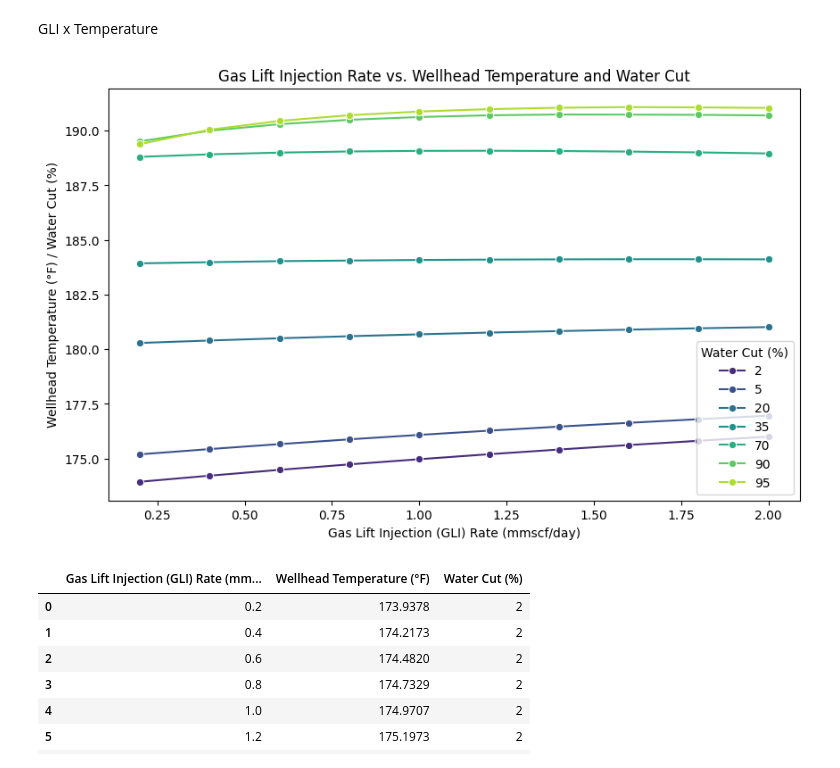
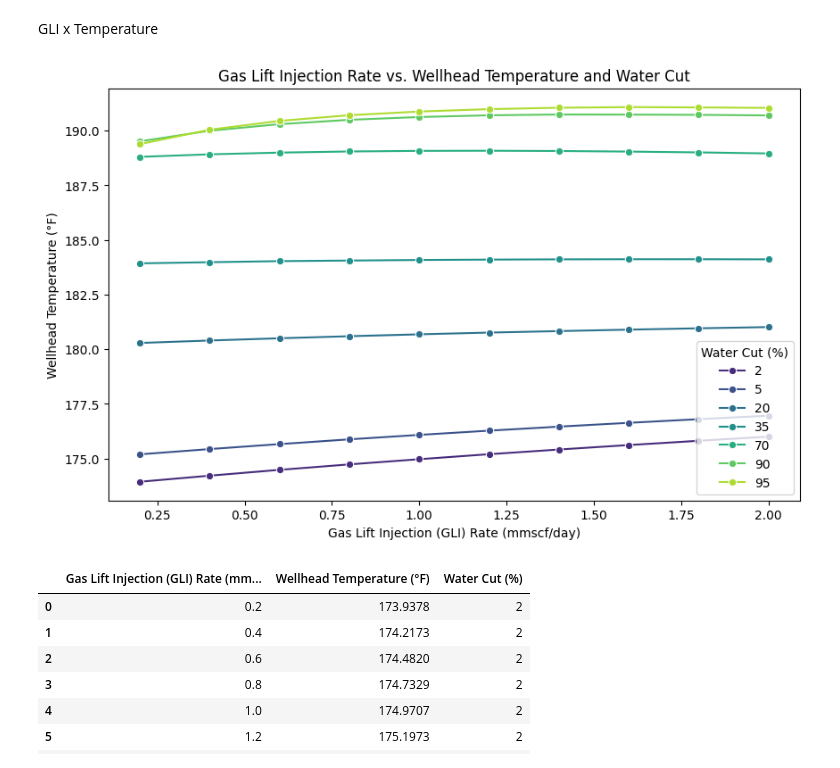
Before and after one commit to mocolega/PE7023-Project, a Jupyter notebook: python/Part1.1.ipynb, the cells around one changed output. Cells and saved outputs as stored; diff of their text form; code cells hidden in the pictures.

```diff
--- a/python/Part1.1.ipynb
+++ b/python/Part1.1.ipynb
@@ -257,21 +257,21 @@ GLI x Temperature
 # %%
 ## Import first 3 columns of the dataset and rename them
 df_gli_temp = pd.read_csv('datasets/part1.1_temperature_gli.csv', usecols=[0, 1, 2])
 
 df_gli_temp.columns = ['Gas Lift Injection (GLI) Rate (mmscf/day)', 'Wellhead Temperature (°F)', 'Water Cut (%)']
 df_gli_temp['Water Cut (%)'] = df_gli_temp['Water Cut (%)'].astype(str)
 #Plotting Gas Lift Injection Rate vs. Wellhead Temperature and Water cut grouping by water cut
 plt.figure(figsize=(10, 6))
 sns.lineplot(x=df_gli_temp['Gas Lift Injection (GLI) Rate (mmscf/day)'], y=df_gli_temp['Wellhead Temperature (°F)'], marker='o', hue=df_gli_temp['Water Cut (%)'], palette='viridis')
 
 plt.title('Gas Lift Injection Rate vs. Wellhead Temperature and Water Cut')
 plt.xlabel('Gas Lift Injection (GLI) Rate (mmscf/day)')
-plt.ylabel('Wellhead Temperature (°F) / Water Cut (%)')
+plt.ylabel('Wellhead Temperature (°F)')
 # Draw legend on bottom right
 plt.legend(title='Water Cut (%)', loc='lower right')
 plt.show()
 # %% [output]
-[figure, old version]
+[figure, new version]
 # %%
 df_gli_temp[df_gli_temp['Water Cut (%)'] == '2']
 # %% [output]
```
Also changed, not shown: parts of 3 cells of this notebook, 15 other files.
